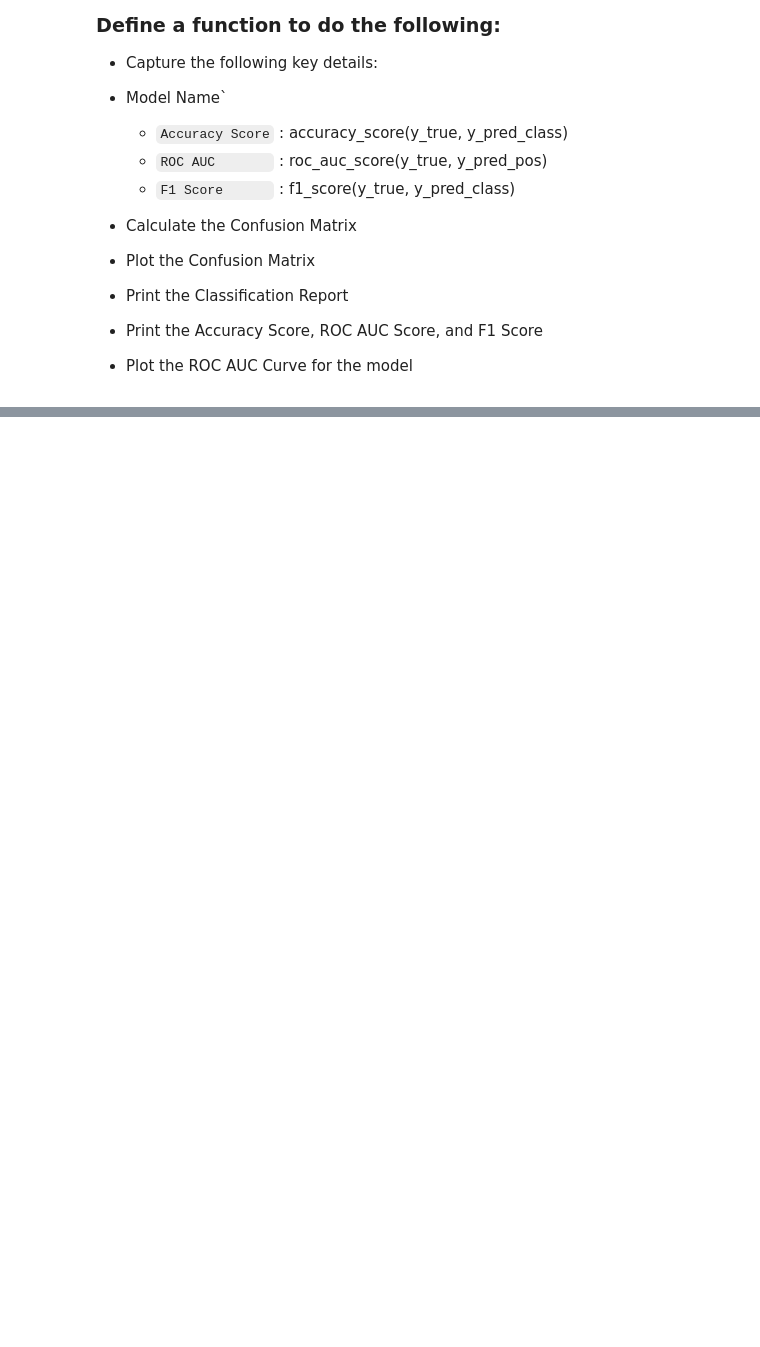
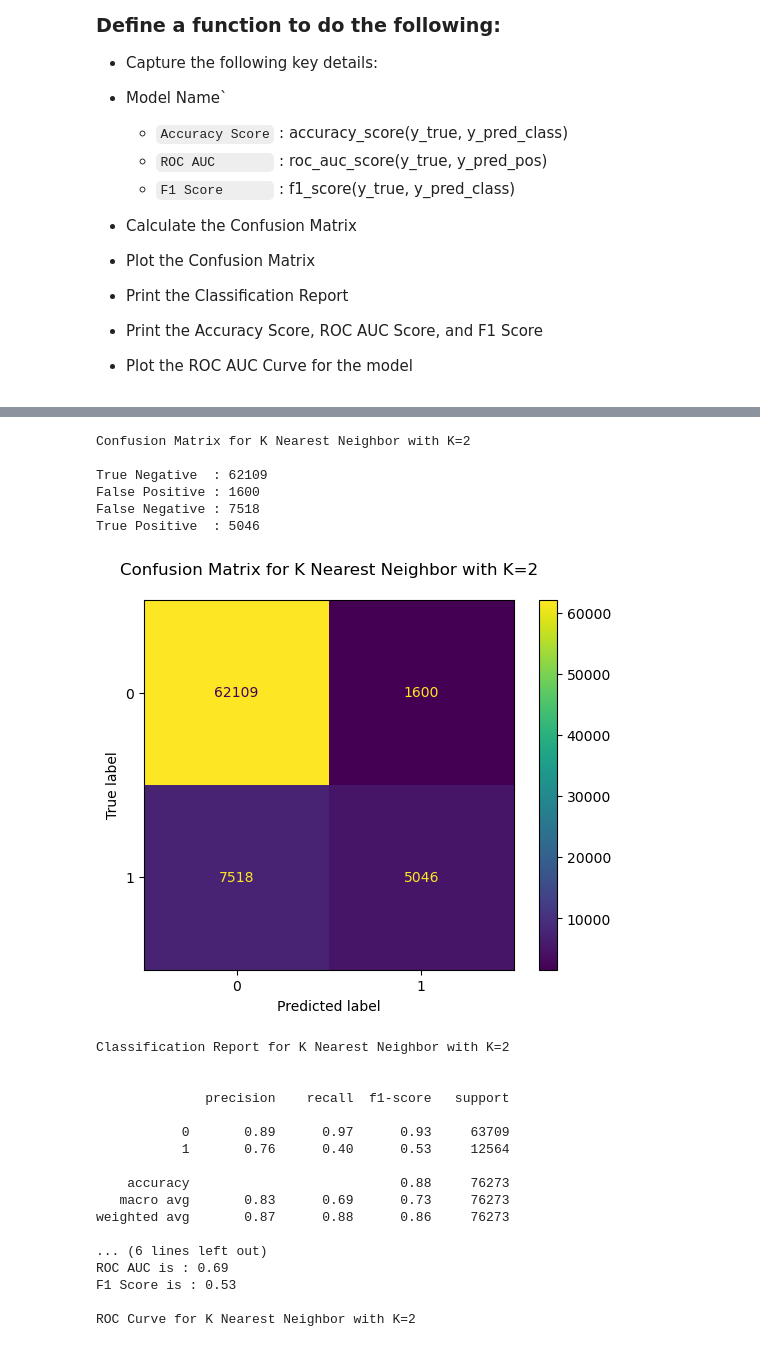
Before and after one commit to FerndzJoe/FerndzJoe, a Jupyter notebook: supervised-machine-learning-models-insurance-data.ipynb, the cells around one changed output, grey strips where cells are left out. Drawn from its saved outputs; the diff is of its cells as text; code cells hidden in the pictures; blank space fills up the shorter version.

```diff
--- a/supervised-machine-learning-models-insurance-data.ipynb
+++ b/supervised-machine-learning-models-insurance-data.ipynb
@@ -553,0 +630,38 @@ def record_and_print_scores(model_name, test_result, pred_result, proba_val):
+# %%
+# from the above plot, we can say that k=2 gives the best accuracy
+# We also know that there are only two values that we need, 0 (not interested) or 1 (interested in Vehicle Premium).
+# We should build a model with 2 neighbors
+
+knn = KNeighborsClassifier(n_neighbors = 2)
+knn.fit(X_train, np.ravel(y_train))
+y_pred = knn.predict(X_test)
+y_pred_proba = knn.predict_proba(X_test)[:,1]
+# %%
+# Call the function record and plot the Confusion Matrix and ROC Curve
+
+record_and_print_scores('K Nearest Neighbor with K=2', y_test, y_pred, y_pred_proba)
+# %% [output]
+Confusion Matrix for K Nearest Neighbor with K=2
+
+True Negative  : 62109
+False Positive : 1600
+False Negative : 7518
+True Positive  : 5046
+[figure, added]
+Classification Report for K Nearest Neighbor with K=2
+
+
+              precision    recall  f1-score   support
+
+           0       0.89      0.97      0.93     63709
+           1       0.76      0.40      0.53     12564
+
+    accuracy                           0.88     76273
+   macro avg       0.83      0.69      0.73     76273
+weighted avg       0.87      0.88      0.86     76273
+
+... (6 lines left out)
+ROC AUC is : 0.69
+F1 Score is : 0.53
+
+ROC Curve for K Nearest Neighbor with K=2
```
Also changed, not shown: parts of 42 cells of this notebook.
